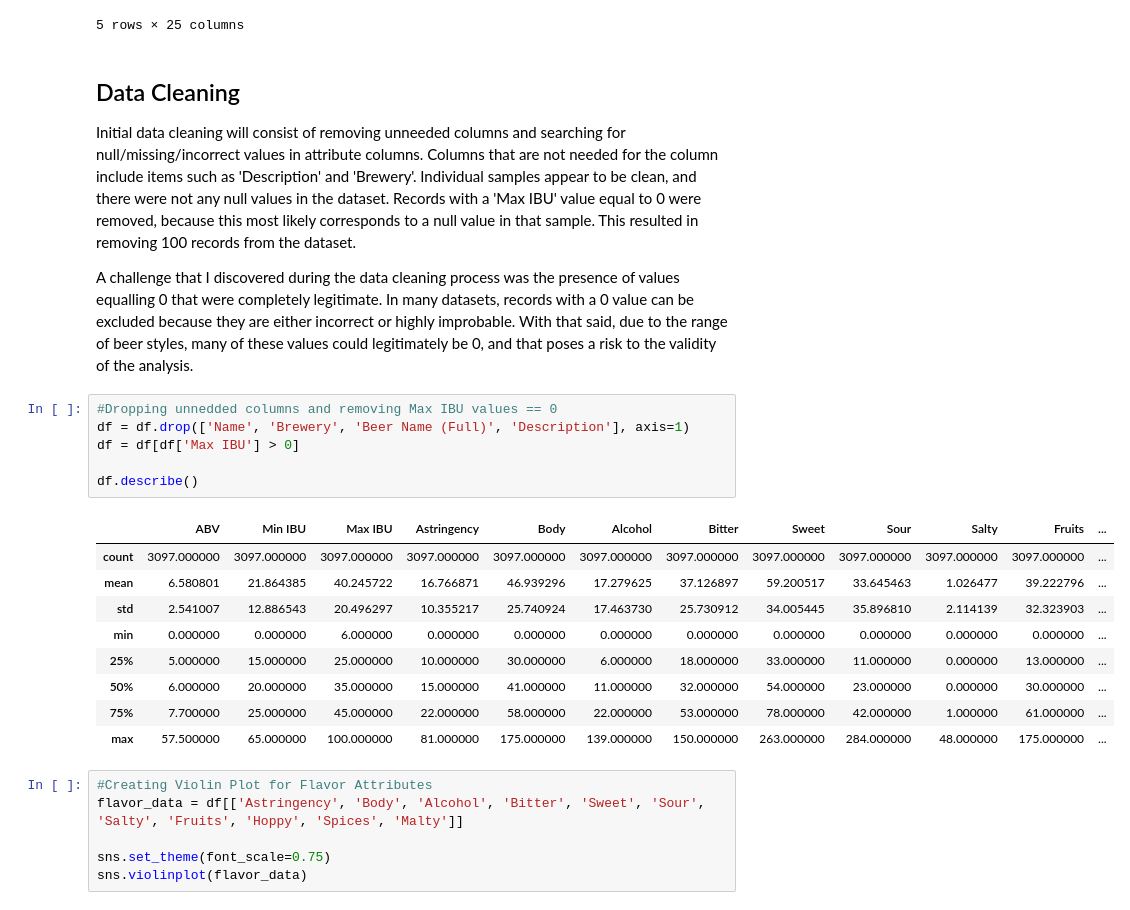
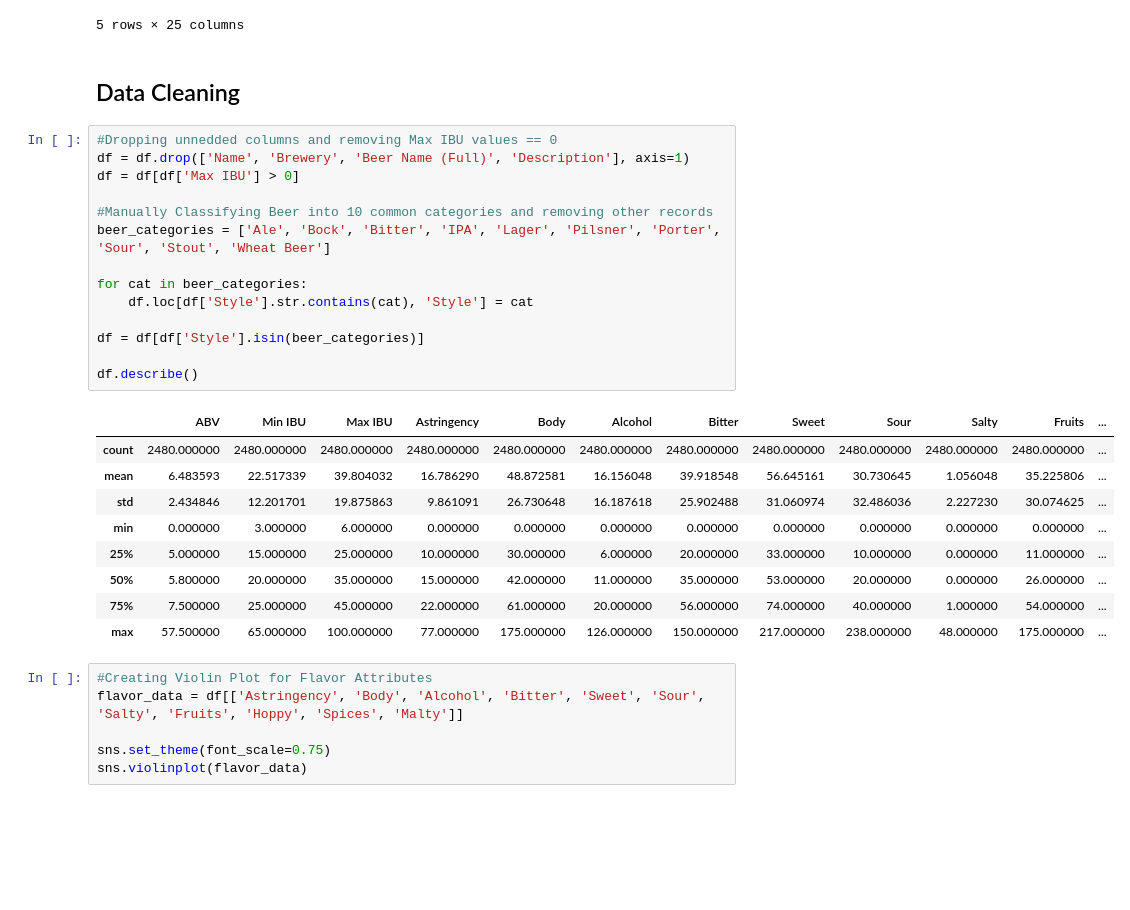
Before and after one commit to JSchlangen9/Beer-Classification, a Jupyter notebook: DTSA5509_ML Beer.ipynb, the cells around one changed output. Drawn from its saved outputs; the diff is of its cells as text; blank space fills up the shorter version.

Commit message:
Data Cleaning

```diff
--- a/DTSA5509_ML Beer.ipynb
+++ b/DTSA5509_ML Beer.ipynb
@@ -34,28 +28,32 @@ df.head()
 | 3 | Doppelsticke | Altbier | Uerige Obergärige Hausbrauerei Gm... | Uerige Obergärige Hausbrauerei Gm... | Notes: | 8.5 | 25 | 50 | 13 | ... |
 | 4 | Sleigh'r Dark Doüble Alt Ale | Altbier | Ninkasi Brewing Company | Ninkasi Brewing Company Sleigh'r ... | Notes:Called 'Dark Double Alt' on... | 7.2 | 25 | 50 | 25 | ... |
 5 rows × 25 columns
-# %% [markdown]
-## Data Cleaning
-
-Initial data cleaning will consist of removing unneeded columns and searching for null/missing/incorrect values in attribute columns. Columns that are not needed for the column include items such as 'Description' and 'Brewery'. Individual samples appear to be clean, and there were not any null values in the dataset. Records with a 'Max IBU' value equal to 0 were removed, because this most likely corresponds to a null value in that sample. This resulted in removing 100 records from the dataset.
-
-A challenge that I discovered during the data cleaning process was the presence of values equalling 0 that were completely legitimate. In many datasets, records with a 0 value can be excluded because they are either incorrect or highly improbable. With that said, due to the range of beer styles, many of these values could legitimately be 0, and that poses a risk to the validity of the analysis.
+# %% [markdown]
+## Data Cleaning
 # %%
 #Dropping unnedded columns and removing Max IBU values == 0
 df = df.drop(['Name', 'Brewery', 'Beer Name (Full)', 'Description'], axis=1)
 df = df[df['Max IBU'] > 0]
 
+#Manually Classifying Beer into 10 common categories and removing other records
+beer_categories = ['Ale', 'Bock', 'Bitter', 'IPA', 'Lager', 'Pilsner', 'Porter', 'Sour', 'Stout', 'Wheat Beer']
+
+for cat in beer_categories:
+    df.loc[df['Style'].str.contains(cat), 'Style'] = cat
+
+df = df[df['Style'].isin(beer_categories)]
+
 df.describe()
 # %% [output]
 |  | ABV | Min IBU | Max IBU | Astringency | Body | Alcohol | Bitter | Sweet | Sour | Salty | Fruits | ... |
-| count | 3097.000000 | 3097.000000 | 3097.000000 | 3097.000000 | 3097.000000 | 3097.000000 | 3097.000000 | 3097.000000 | 3097.000000 | 3097.000000 | 3097.000000 | ... |
-| mean | 6.580801 | 21.864385 | 40.245722 | 16.766871 | 46.939296 | 17.279625 | 37.126897 | 59.200517 | 33.645463 | 1.026477 | 39.222796 | ... |
-| std | 2.541007 | 12.886543 | 20.496297 | 10.355217 | 25.740924 | 17.463730 | 25.730912 | 34.005445 | 35.896810 | 2.114139 | 32.323903 | ... |
-| min | 0.000000 | 0.000000 | 6.000000 | 0.000000 | 0.000000 | 0.000000 | 0.000000 | 0.000000 | 0.000000 | 0.000000 | 0.000000 | ... |
-| 25% | 5.000000 | 15.000000 | 25.000000 | 10.000000 | 30.000000 | 6.000000 | 18.000000 | 33.000000 | 11.000000 | 0.000000 | 13.000000 | ... |
-| 50% | 6.000000 | 20.000000 | 35.000000 | 15.000000 | 41.000000 | 11.000000 | 32.000000 | 54.000000 | 23.000000 | 0.000000 | 30.000000 | ... |
-| 75% | 7.700000 | 25.000000 | 45.000000 | 22.000000 | 58.000000 | 22.000000 | 53.000000 | 78.000000 | 42.000000 | 1.000000 | 61.000000 | ... |
-| max | 57.500000 | 65.000000 | 100.000000 | 81.000000 | 175.000000 | 139.000000 | 150.000000 | 263.000000 | 284.000000 | 48.000000 | 175.000000 | ... |
+| count | 2480.000000 | 2480.000000 | 2480.000000 | 2480.000000 | 2480.000000 | 2480.000000 | 2480.000000 | 2480.000000 | 2480.000000 | 2480.000000 | 2480.000000 | ... |
+| mean | 6.483593 | 22.517339 | 39.804032 | 16.786290 | 48.872581 | 16.156048 | 39.918548 | 56.645161 | 30.730645 | 1.056048 | 35.225806 | ... |
+| std | 2.434846 | 12.201701 | 19.875863 | 9.861091 | 26.730648 | 16.187618 | 25.902488 | 31.060974 | 32.486036 | 2.227230 | 30.074625 | ... |
+| min | 0.000000 | 3.000000 | 6.000000 | 0.000000 | 0.000000 | 0.000000 | 0.000000 | 0.000000 | 0.000000 | 0.000000 | 0.000000 | ... |
+| 25% | 5.000000 | 15.000000 | 25.000000 | 10.000000 | 30.000000 | 6.000000 | 20.000000 | 33.000000 | 10.000000 | 0.000000 | 11.000000 | ... |
+| 50% | 5.800000 | 20.000000 | 35.000000 | 15.000000 | 42.000000 | 11.000000 | 35.000000 | 53.000000 | 20.000000 | 0.000000 | 26.000000 | ... |
+| 75% | 7.500000 | 25.000000 | 45.000000 | 22.000000 | 61.000000 | 20.000000 | 56.000000 | 74.000000 | 40.000000 | 1.000000 | 54.000000 | ... |
+| max | 57.500000 | 65.000000 | 100.000000 | 77.000000 | 175.000000 | 126.000000 | 150.000000 | 217.000000 | 238.000000 | 48.000000 | 175.000000 | ... |
 # %%
 #Creating Violin Plot for Flavor Attributes
 flavor_data = df[['Astringency', 'Body', 'Alcohol', 'Bitter', 'Sweet', 'Sour', 'Salty', 'Fruits', 'Hoppy', 'Spices', 'Malty']]
```
Also changed, not shown: parts of 4 cells of this notebook, 1 other file.
